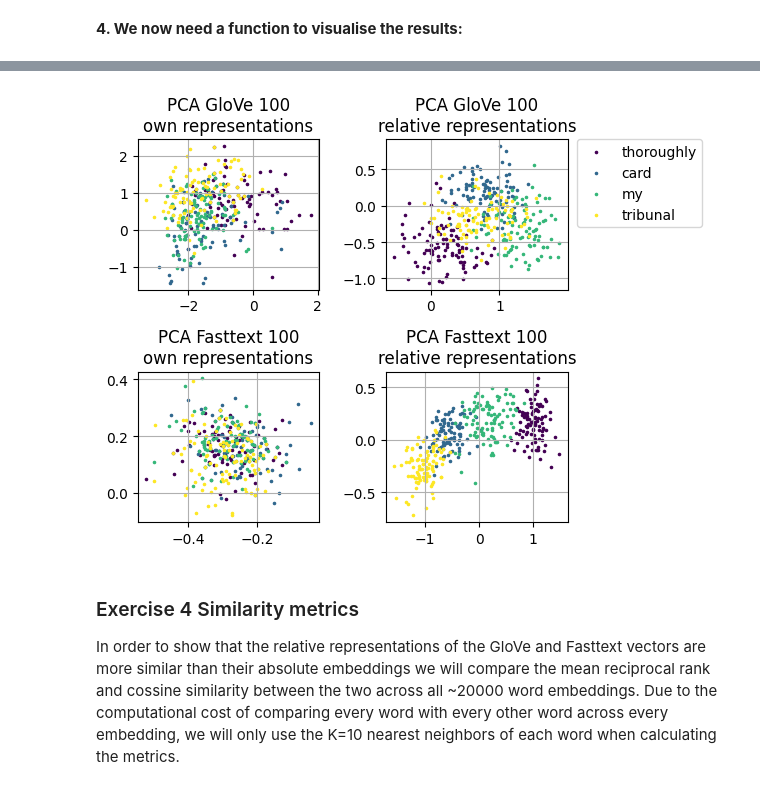
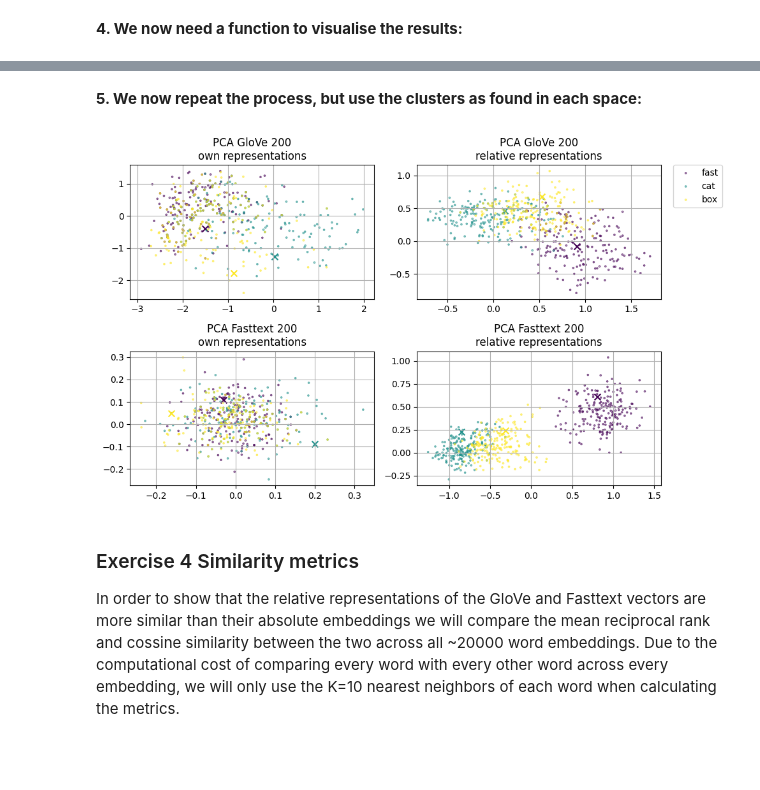
Before and after one commit to Twinbo/Signals-and-Data-Autumn-2025-student, a Jupyter notebook: week_10/ex_10_solutions_1.ipynb, the cells around one changed output, grey strips where cells are left out. Drawn from its saved outputs; the diff is of its cells as text; code cells hidden in the pictures; blank space fills up the shorter version.

```diff
--- a/week_10/ex_10_solutions_1.ipynb
+++ b/week_10/ex_10_solutions_1.ipynb
@@ -293,0 +311,20 @@ def do_pca(vectors_per_cluster, embeddings):
+# %%
+def do_pca(nearest_neighbors, embeddings):
+    """
+    Performs PCA on the vectors per cluster by initialising the PCA object using the
+    embeddings.
+    :param nearest_neighbors: np.array of shape (n_clusters, n_neighbors, dim_vectors)
+    :param embeddings: np.array of shape (n_words, dim_vectors)
+    :return: pca_results np.array of shape (n_clusters, n_neighbors, 2)
+    """
+    pca_results = np.empty(shape=(nearest_neighbors.shape[0], nearest_neighbors.shape[1], 2))
+    pca = PCA(n_components=2)
+    pca_fitted = pca.fit(embeddings)
+    for i, nn in enumerate(nearest_neighbors):
+        # Apply PCA to reduce the nearest neighbors to 2D
+        nearest_neighbors_2d = pca_fitted.transform(nn)
+
+        # Store the 2D results
+        pca_results[i] = nearest_neighbors_2d
+
+    return pca_results
@@ -295,7 +334,7 @@ def do_pca(vectors_per_cluster, embeddings):
 n_centers = 4
 
 words = list(embeddings_dict_glove.keys())
-pca_words = ['thoroughly', 'card', 'my', 'tribunal'] # sample_random_words(words, n=n_centers)
+pca_words = ['fast', 'cat', 'box'] # sample_random_words(words, n=n_centers)
 print(pca_words)
 centers_rel_rep_glove = np.vstack([relrep_dict_glove[word] for word in pca_words])
 centers_rel_rep_fasttext = np.vstack([relrep_dict_fasttext[word] for word in pca_words])
@@ -311,5 +345,5 @@ rel_reps_fasttext = np.vstack(list(relrep_dict_fasttext.values()))
 # %%
-n_points_visualisation = 100
+n_points_visualisation = 200
 nearest_neighbors_glove_own = create_clusters(centers_o_rep_glove, embeddings=own_reps_glove, n_neighbors=n_points_visualisation)
 nearest_neighbors_glove_relative = create_clusters(centers_rel_rep_glove, embeddings=rel_reps_glove, n_neighbors=n_points_visualisation)
 nearest_neighbors_fasttext_own = create_clusters(centers_o_rep_fasttext, embeddings=own_reps_fasttext, n_neighbors=n_points_visualisation)
@@ -329,12 +365,11 @@ pca_fasttext_relative = do_pca(nearest_neighbors_fasttext_relative, embeddings=r
 # %% [markdown]
 **4. We now need a function to visualise the results:**
 # %%
-def visualize_clusters(pca_results, cluster_names, centers=None, name='', y_lim=(None,), x_lim=(None,)):
+def visualize_clusters(pca_results, cluster_names, name='', y_lim=(None,), x_lim=(None,)):
     colors = plt.get_cmap("viridis", len(pca_results))
     for i, (points, cluster_name) in enumerate(zip(pca_results, cluster_names)):
-        plt.scatter(points[:, 0], points[:, 1], marker='o', s=2.5, label=cluster_name, color=colors(i))
-        if centers is not None:
-            plt.scatter(centers[i, 0], centers[i, 1], marker='x', s=25, color=colors(i))
+        plt.scatter(points[0, 0], points[0, 1], marker='x', s=50, color=colors(i))
+        plt.scatter(points[1:, 0], points[1:, 1], alpha=0.7, marker='o', s=2.5, label=cluster_name, color=colors(i), facecolors='none',)
     plt.title(name)
     plt.ylim(*y_lim)
     plt.xlim(*x_lim)
@@ -366,18 +392,30 @@ plt.show()
+# %% [markdown]
+**5. We now repeat the process, but use the clusters as found in each space:**
 # %%
-fig, axs = plt.subplots(nrows=2, ncols=2)
+nearest_neighbors_glove_own = create_clusters(centers_o_rep_glove, embeddings=own_reps_glove, n_neighbors=n_points_visualisation)
+nearest_neighbors_glove_relative = create_clusters(centers_rel_rep_glove, embeddings=rel_reps_glove, n_neighbors=n_points_visualisation)
+nearest_neighbors_fasttext_own = create_clusters(centers_o_rep_fasttext, embeddings=own_reps_fasttext, n_neighbors=n_points_visualisation)
+nearest_neighbors_fasttext_relative = create_clusters(centers_rel_rep_fasttext, embeddings=rel_reps_fasttext, n_neighbors=n_points_visualisation)
+
+pca_glove_own = do_pca(nearest_neighbors_glove_own, embeddings=own_reps_glove)
+pca_glove_relative = do_pca(nearest_neighbors_glove_relative, embeddings=rel_reps_glove)
+pca_fasttext_own = do_pca(nearest_neighbors_fasttext_own, embeddings=rel_reps_fasttext)
+pca_fasttext_relative = do_pca(nearest_neighbors_fasttext_relative, embeddings=rel_reps_fasttext)
+
+fig, axs = plt.subplots(nrows=2, ncols=2, figsize=(10, 6))
 plt.sca(axs[0, 0])
-visualize_clusters(pca_glove_own, pca_words, centers=None, name=f'PCA GloVe {n_points_visualisation}\nown representations')
+visualize_clusters(pca_glove_own, pca_words, name=f'PCA GloVe {n_points_visualisation}\nown representations')
 plt.sca(axs[1, 0])
 visualize_clusters(pca_fasttext_own, pca_words, name= f'PCA Fasttext {n_points_visualisation}\nown representations')
 plt.sca(axs[0, 1])
 visualize_clusters(pca_glove_relative, pca_words, name=f'PCA GloVe {n_points_visualisation}\nrelative representations')
 plt.legend(bbox_to_anchor=(1.05, 1), loc="upper left", borderaxespad=0.)
 plt.sca(axs[1, 1])
 visualize_clusters(pca_fasttext_relative, pca_words, name=f'PCA Fasttext {n_points_visualisation}\nrelative representations')
 plt.tight_layout()
 plt.show()
 # %% [output]
-[figure, old version]
+[figure, new version]
 # %% [markdown]
 ### Exercise 4 Similarity metrics
 
```
Also changed, not shown: parts of 29 cells of this notebook, 2 other files.
